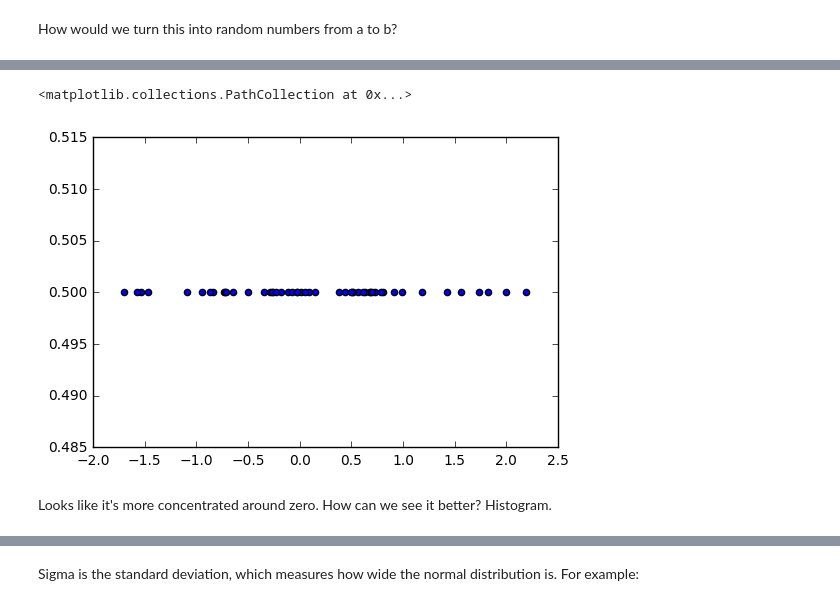
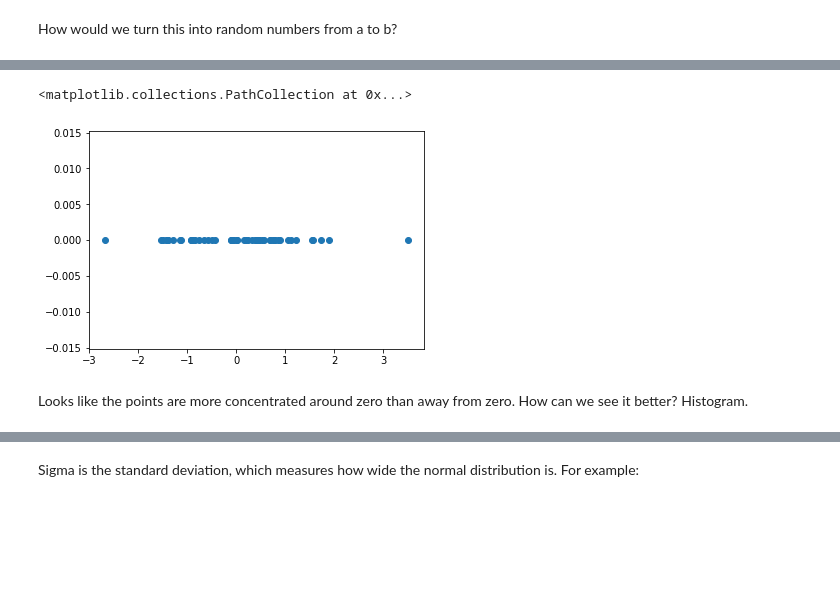
Before and after one commit to petermchale/math9, a Jupyter notebook: lectures/Lecture18.ipynb, the cells around one changed output, grey strips where cells are left out. Cells and saved outputs as stored; diff of their text form; code cells hidden in the pictures; blank space fills up the shorter version.

```diff
--- a/lectures/Lecture18.ipynb
+++ b/lectures/Lecture18.ipynb
@@ -161,14 +157,14 @@ plt.scatter(X, np.zeros(N) + 0.5)
 # %%
 N = 50
 mu = 0.0
 sigma = 1.0
 X = np.random.normal(loc=mu, scale=sigma, size=N)
-plt.scatter(X, np.zeros(N) + 0.5)
+plt.scatter(X, np.zeros(N))
 # %% [output]
 <matplotlib.collections.PathCollection at 0x...>
-[figure, old version]
+[figure, new version]
 # %% [markdown]
-Looks like it's more concentrated around zero. How can we see it better? Histogram.
+Looks like the points are more concentrated around zero than away from zero. How can we see it better? Histogram.
 # %%
 N = 500000
 mu = 0.0
```
Also changed, not shown: parts of 37 cells of this notebook, 1 other file.
